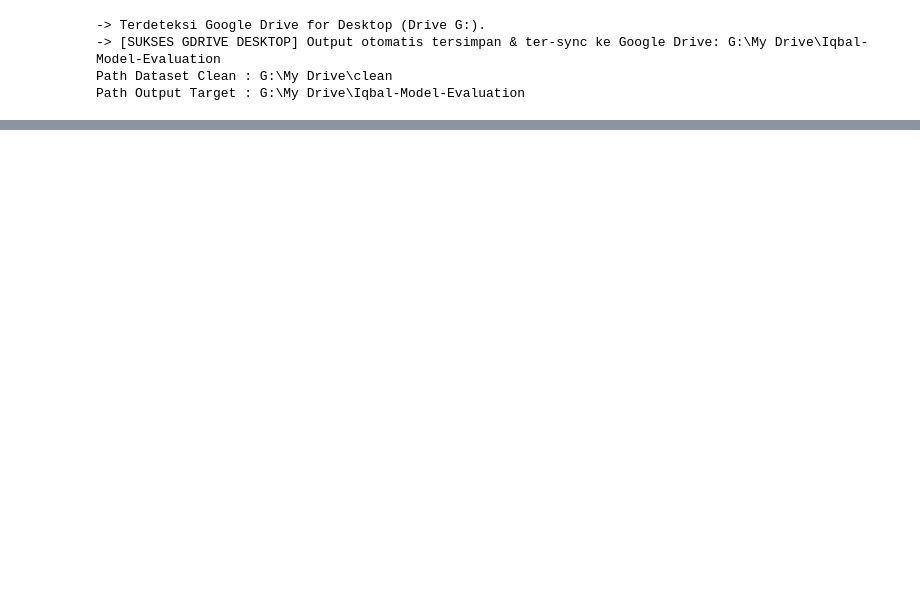
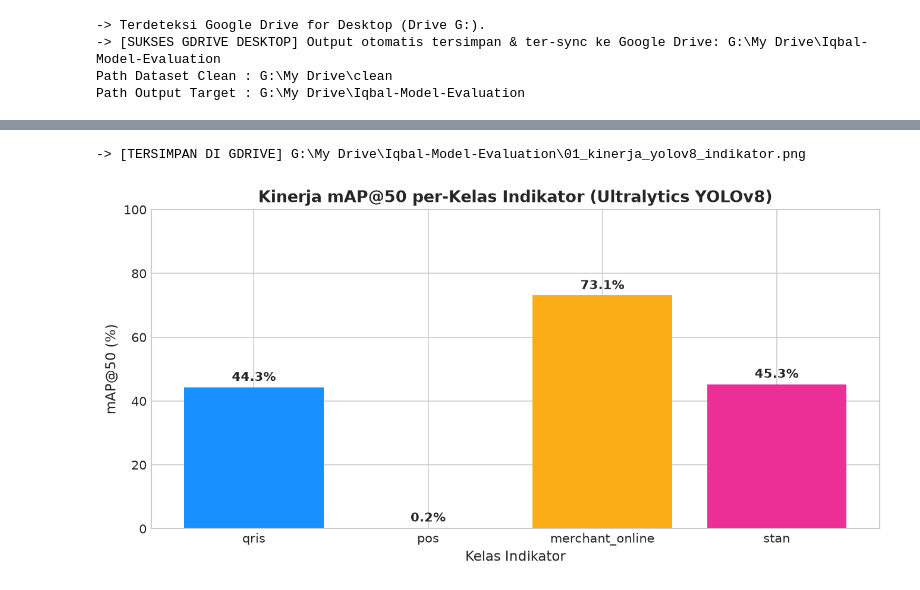
Before and after one commit to IqbalRizanta/digital-mapping-msme, a Jupyter notebook: notebooks/model_3_09040624091.ipynb, the cells around one changed output, grey strips where cells are left out. Saved outputs shown, nothing was run; the diff lists cells and outputs as text; code cells hidden in the pictures; blank space fills up the shorter version.

```diff
--- a/notebooks/model_3_09040624091.ipynb
+++ b/notebooks/model_3_09040624091.ipynb
@@ -135,0 +74,21 @@ plt.show()
+# %%
+# 2.1 Pemuatan File Log Metrik Detektor YOLOv8
+import json
+
+metrics_file = Path('reports/yolo/detect/metrics_detect.json')
+if not metrics_file.exists() and (OUTPUT_DIR / 'yolo_outputs/detect/metrics_detect.json').exists():
+    metrics_file = OUTPUT_DIR / 'yolo_outputs/detect/metrics_detect.json'
+
+if metrics_file.exists():
+    with open(metrics_file, 'r', encoding='utf-8') as f:
+        metrics_yolo = json.load(f)
+    print('=== HASIL EVALUASI NYATA DETEKTOR INDIKATOR YOLOV8 ===')
+    print(f"  - mAP@50     : {metrics_yolo.get('mAP50', 0)*100:.2f}%")
+    print(f"  - mAP@50-95  : {metrics_yolo.get('mAP50_95', 0)*100:.2f}%")
+    print(f"  - Precision  : {metrics_yolo.get('precision', 0)*100:.2f}%")
+    print(f"  - Recall     : {metrics_yolo.get('recall', 0)*100:.2f}%")
+    print('\n  Kinerja per-Kelas (mAP@50):')
+    for cls_name, ap_val in metrics_yolo.get('per_class_mAP50', {}).items():
+        print(f"    * {cls_name:<16}: {ap_val*100:.2f}%")
+else:
+    print('File log metrics_detect.json tidak ditemukan.')
@@ -135,0 +107,21 @@ plt.show()
+# %%
+# 2.2 Visualisasi Kinerja per-Kelas Indikator YOLOv8 (Hasil Nyata)
+classes_map = metrics_yolo.get('per_class_mAP50', {})
+if classes_map:
+    plt.figure(figsize=(9, 4.5))
+    bars = plt.bar(list(classes_map.keys()), [v * 100 for v in classes_map.values()], color=['#1890ff', '#52c41a', '#faad14', '#eb2f96'])
+    plt.title('Kinerja mAP@50 per-Kelas Indikator (Ultralytics YOLOv8)', fontsize=13, fontweight='bold')
+    plt.ylabel('mAP@50 (%)', fontsize=11)
+    plt.xlabel('Kelas Indikator', fontsize=11)
+    plt.ylim(0, 100)
+    for bar in bars:
+        h = bar.get_height()
+        plt.text(bar.get_x() + bar.get_width() / 2, h + 2, f'{h:.1f}%', ha='center', fontweight='bold')
+    plt.tight_layout()
+    save_path = OUTPUT_DIR / '01_kinerja_yolov8_indikator.png'
+    plt.savefig(save_path, dpi=300, bbox_inches='tight')
+    print(f'-> [TERSIMPAN DI GDRIVE] {save_path}')
+    plt.show()
+# %% [output]
+-> [TERSIMPAN DI GDRIVE] G:\My Drive\Iqbal-Model-Evaluation\01_kinerja_yolov8_indikator.png
+[figure, added]
```
Also changed, not shown: parts of 21 cells of this notebook, 7 other files.
